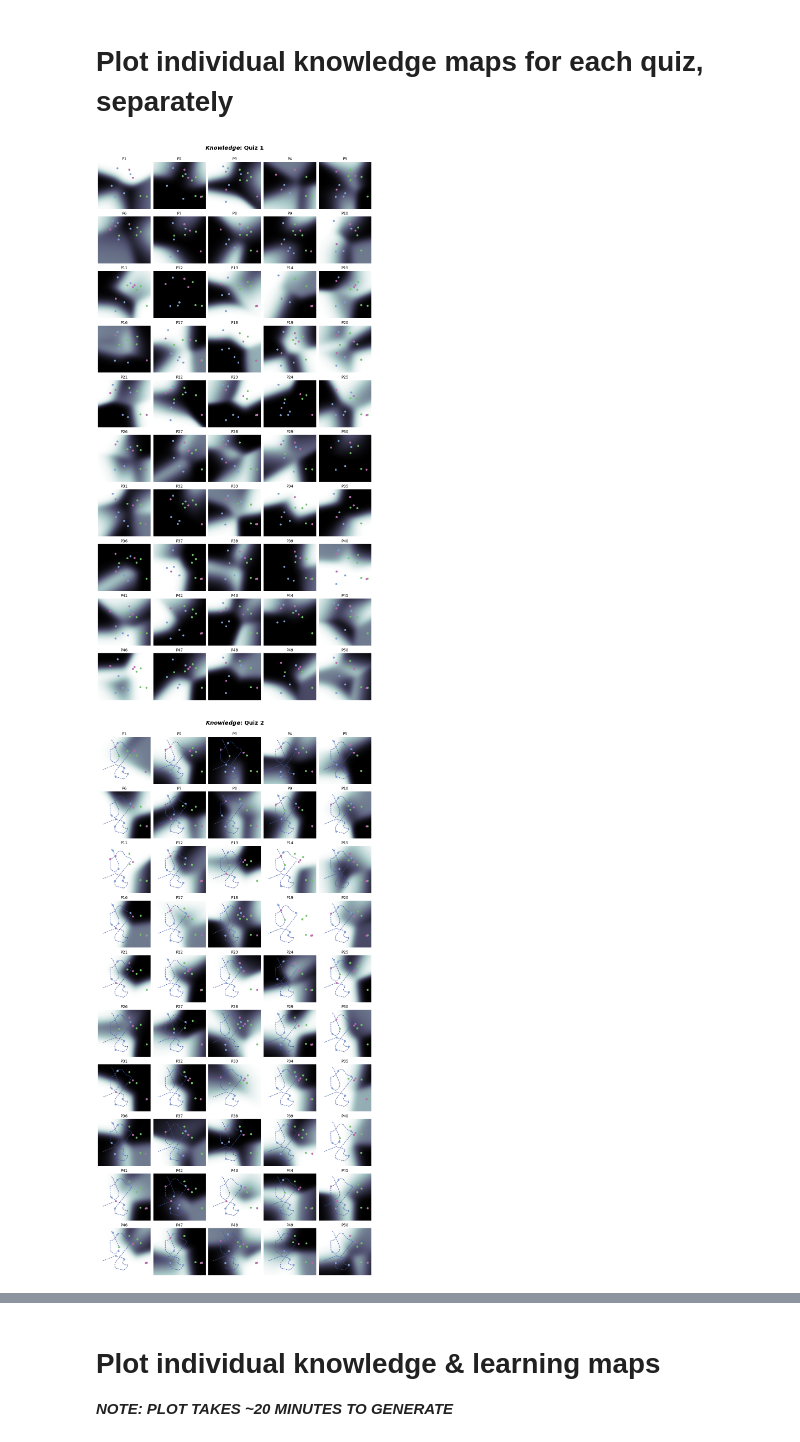
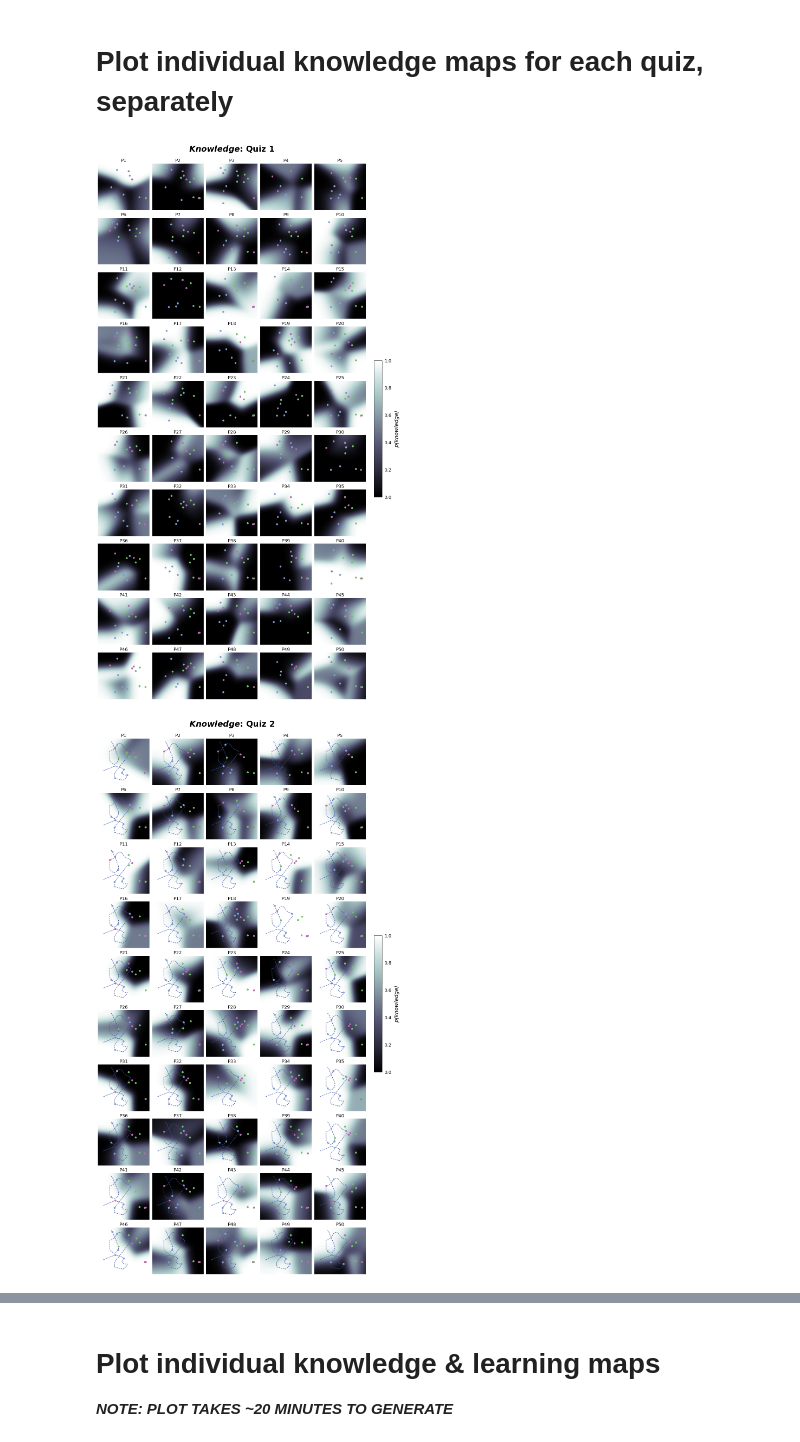
Before and after one commit to ContextLab/efficient-learning-khan, a Jupyter notebook: code/notebooks/supp/3_individual-maps.ipynb, the cells around one changed output, grey strips where cells are left out. Cells and saved outputs as stored; diff of their text form; code cells hidden in the pictures.

Commit message:
add colorbar, update font sizes

```diff
--- a/code/notebooks/supp/3_individual-maps.ipynb
+++ b/code/notebooks/supp/3_individual-maps.ipynb
@@ -106,7 +106,6 @@ with (
                       aspect='auto',
                       cmap=CMAP,
                       interpolation='bilinear')
-            ax.axis('off')
 
             # Four Fundamental Forces quiz questions
             ax.scatter(questions[forces_qids - 1, 0],
@@ -146,44 +145,50 @@ with (
                             linewidth=LECTURE_LINEWIDTH,
                             zorder=1)
 
-            ax.set_title(p.subID, fontsize='x-large')
+            ax.axis('off')
+            ax.set_title(p.subID, fontsize='xx-large')
             # undo automatic y-axis inversion from sns.heatmap
             ax.invert_yaxis()
 
-            pbar.update()
+        # call tight_layout before adding colorbar
+        plt.tight_layout()
+
+        cbar_ax = fig.add_axes((1.02, 0.375, 0.03, 0.25))
+        cbar = fig.colorbar(ax.images[0], cax=cbar_ax)
+        cbar_ax.tick_params(right=False, labelsize='xx-large')
+        cbar.set_label('p(knowledge)', size=20, labelpad=10, style='italic')
 
         with (
             # temporarily suppress harmless logged warnings:
             #     findfont: Font family ['cursive'] not found. Falling
             #     back to DejaVu Sans.
             # and
             #     findfont: Generic family 'cursive' not found because
             #     none of the following families were found: Apple
             #     Chancery, Textile, Zapf Chancery, Sand, Script MT,
             #     Felipa, Comic Neue, Comic Sans MS, cursive
             #
             # need to set 'mathtext.fontset' = 'custom' in order to set
             # 'mathtext.bf', but when 'mathtext.fontset' = 'custom',
             # matplotlib also tries to set 'mathtext.cal' = 'cursive'
             # internally and issues a warning because no cursive font
             # families are installed in analysis container
             disable_logging('matplotlib.font_manager', 'ERROR'),
             # make \mathit{} font bold & italic
             plt.rc_context({
                 'mathtext.fontset': 'custom',
                 'mathtext.it': 'sans:bold:italic'
             })
         ):
             fig.suptitle(f'$\\mathit{{Knowledge}}$: Quiz {quiz}',
-                         y=1,
-                         fontsize=20,
+                         y=1.02,
+                         fontsize=30,
                          fontweight='bold')
-            plt.tight_layout()
-            plt.savefig(FIG_DIR.joinpath(f'individual_knowledge_maps_quiz{quiz}.pdf'),
-                        bbox_inches='tight',
-                        dpi=150)
+#             plt.savefig(FIG_DIR.joinpath(f'individual_knowledge_maps_quiz{quiz}.pdf'),
+#                         bbox_inches='tight',
+#                         dpi=150)
             plt.show()
 #         break
 # %% [output]
-[figure, old version]
+[figure, new version]
-[figure, old version]
+[figure, new version]
```
Also changed, not shown: parts of 6 cells of this notebook, 3 other files.
